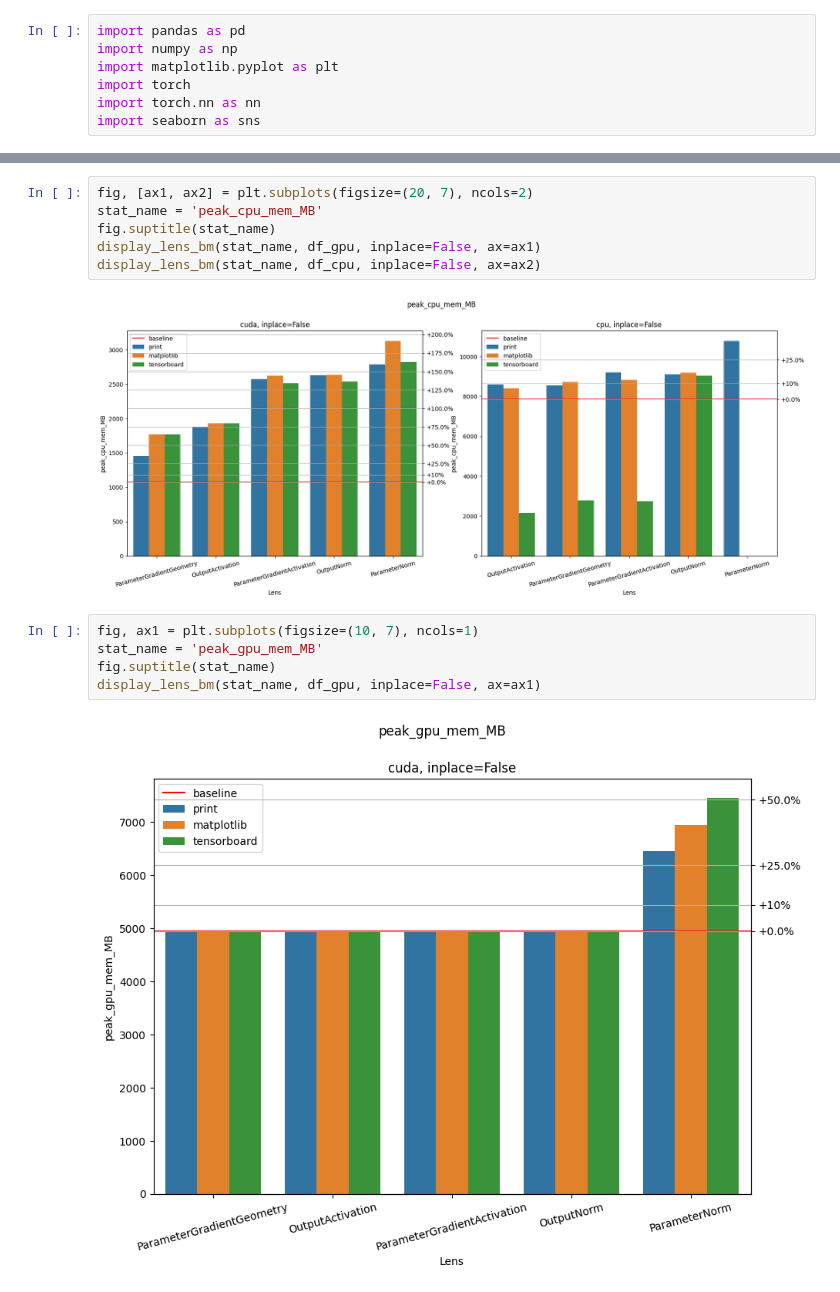
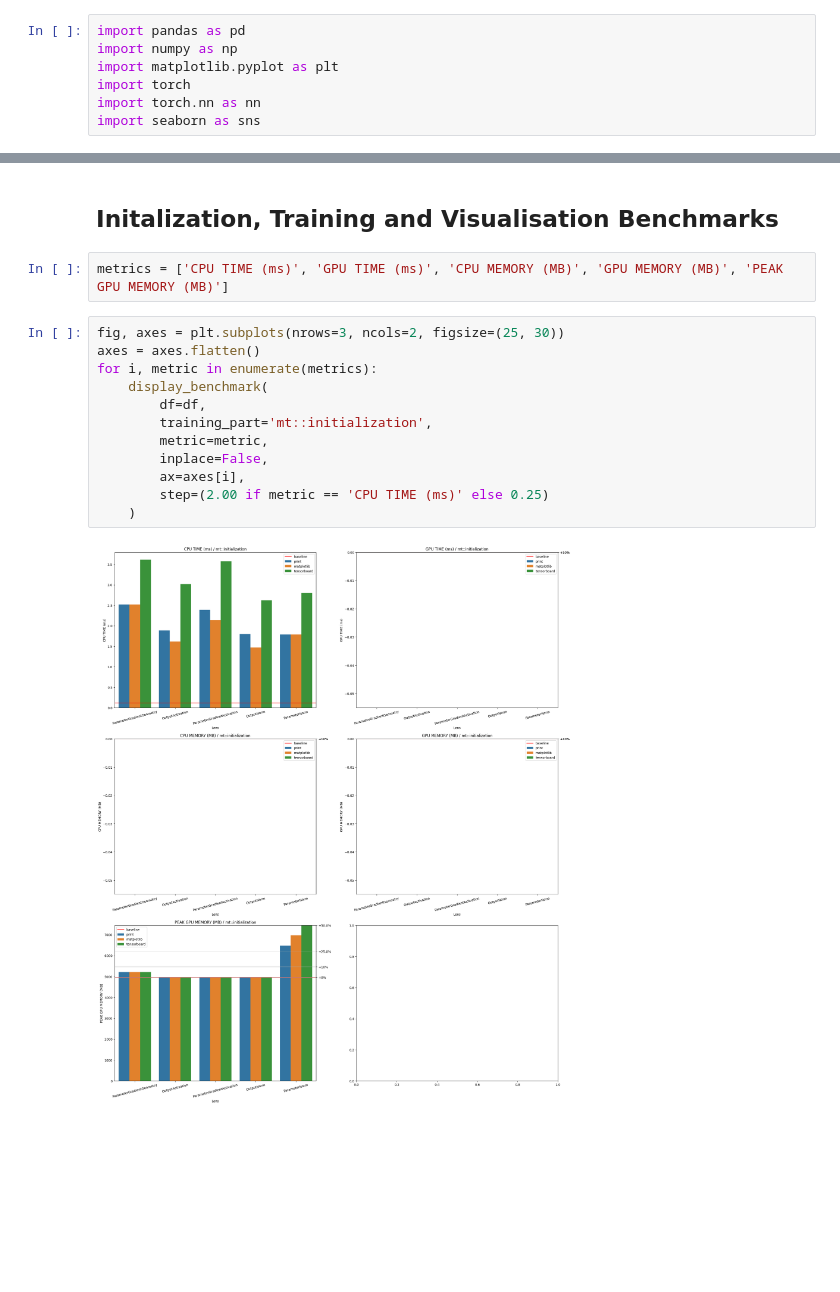
Before and after one commit to ZhigaMason/monitorch, a Jupyter notebook: benchmark/benchmark_exploration.ipynb, the cells around one changed output, grey strips where cells are left out. Drawn from its saved outputs; the diff is of its cells as text; blank space fills up the shorter version.

```diff
--- a/benchmark/benchmark_exploration.ipynb
+++ b/benchmark/benchmark_exploration.ipynb
@@ -133,15 +65,18 @@ display_lens_bm(stat_name, df_cpu, inplace=False, ax=ax2)
-# %%
-fig, [ax1, ax2] = plt.subplots(figsize=(20, 7), ncols=2)
-stat_name = 'peak_cpu_mem_MB'
-fig.suptitle(stat_name)
-display_lens_bm(stat_name, df_gpu, inplace=False, ax=ax1)
-display_lens_bm(stat_name, df_cpu, inplace=False, ax=ax2)
-# %% [output]
-[figure, removed]
-# %%
-fig, ax1 = plt.subplots(figsize=(10, 7), ncols=1)
-stat_name = 'peak_gpu_mem_MB'
-fig.suptitle(stat_name)
-display_lens_bm(stat_name, df_gpu, inplace=False, ax=ax1)
-# %% [output]
-[figure, removed]
+# %% [markdown]
+## Initalization, Training and Visualisation Benchmarks
+# %%
+metrics = ['CPU TIME (ms)', 'GPU TIME (ms)', 'CPU MEMORY (MB)', 'GPU MEMORY (MB)', 'PEAK GPU MEMORY (MB)']
+# %%
+fig, axes = plt.subplots(nrows=3, ncols=2, figsize=(25, 30))
+axes = axes.flatten()
+for i, metric in enumerate(metrics):
+    display_benchmark(
+        df=df,
+        training_part='mt::initialization',
+        metric=metric,
+        inplace=False,
+        ax=axes[i],
+        step=(2.00 if metric == 'CPU TIME (ms)' else 0.25)
+    )
+# %% [output]
+[figure, added]
```
Also changed, not shown: parts of 21 cells of this notebook, 3 other files.
